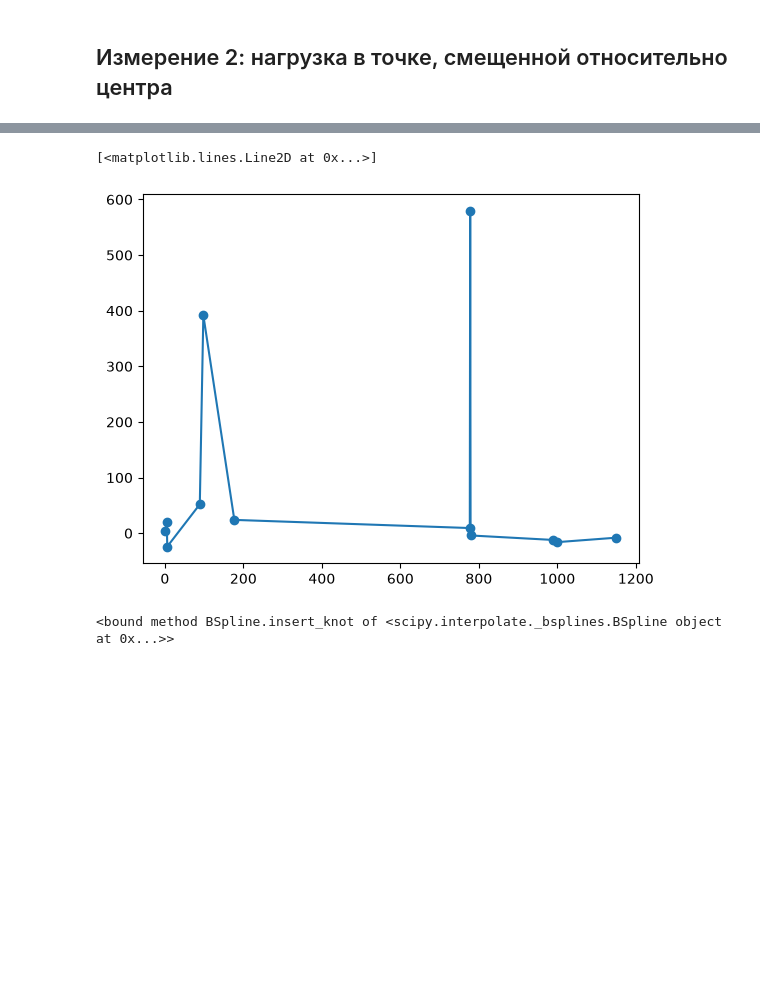
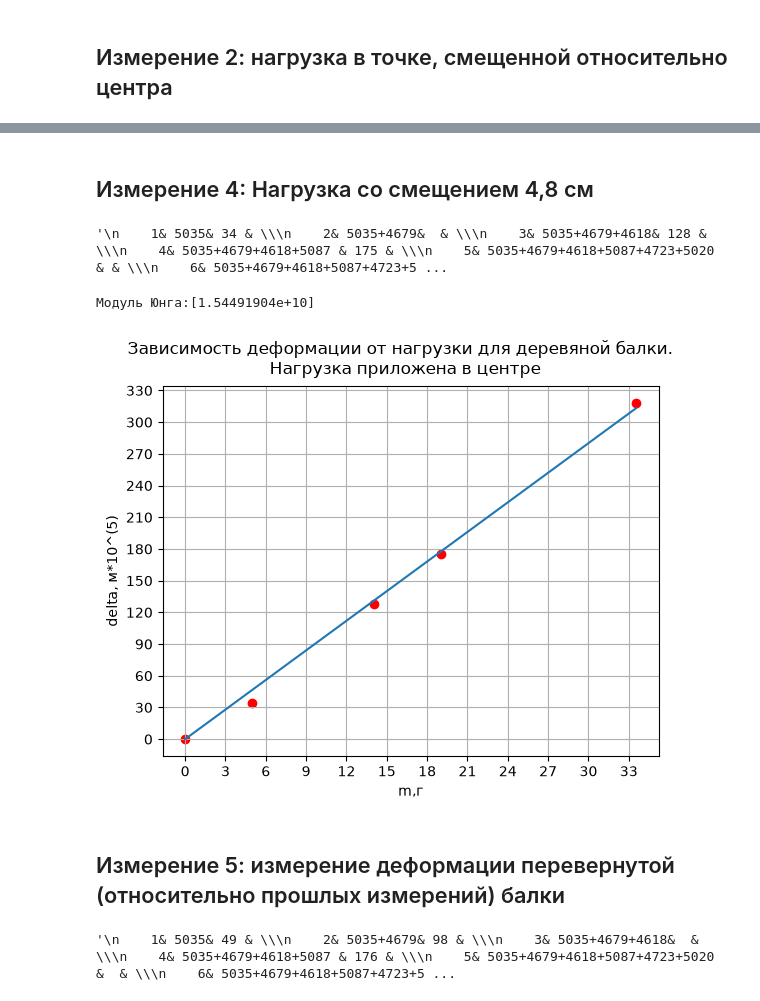
Before and after one commit to sanyaswim2020-lgtm/MIPT_phys_lab, a Jupyter notebook: Mechanics/1_3_1_and_1_3_2/1_3_1.ipynb, the cells around one changed output, grey strips where cells are left out. Drawn from its saved outputs; the diff is of its cells as text; code cells hidden in the pictures; blank space fills up the shorter version.

```diff
--- a/Mechanics/1_3_1_and_1_3_2/1_3_1.ipynb
+++ b/Mechanics/1_3_1_and_1_3_2/1_3_1.ipynb
@@ -133,15 +161,48 @@ fig.show()
-# %%
-from scipy.interpolate import make_interp_spline
-a = np.array([1,5,6,89,98, 177,777, 778,779, 988,1000, 1150])
-y = np.array([1,5,-6,89-76,98, 6,7/3, 45+100,-1,-3,-4,-5+3])*4
-b = make_interp_spline(a,y)
-fig, ax = plt.subplots()
-ax.scatter(a,b(a))
-ax.plot(a, b(a))
-# %% [output]
-[<matplotlib.lines.Line2D at 0x...>]
-[figure, removed]
-# %%
-b.insert_knot
-# %% [output]
-<bound method BSpline.insert_knot of <scipy.interpolate._bsplines.BSpline object at 0x...>>
+# %% [markdown]
+## Измерение 4: Нагрузка со смещением 4,8 см
+# %%
+'''
+    1& 5035& 34 & \\
+    2& 5035+4679&  & \\
+    3& 5035+4679+4618& 128 & \\
+    4& 5035+4679+4618+5087 & 175 & \\
+    5& 5035+4679+4618+5087+4723+5020 & & \\
+    6& 5035+4679+4618+5087+4723+5020+5030 & 318 & \\
+'''
+# %% [output]
+'\n    1& 5035& 34 & \\\n    2& 5035+4679&  & \\\n    3& 5035+4679+4618& 128 & \\\n    4& 5035+4679+4618+5087 & 175 & \\\n    5& 5035+4679+4618+5087+4723+5020 & & \\\n    6& 5035+4679+4618+5087+4723+5 ...
+# %%
+exp_4_force = np.array([0, 5035, 5035+4679+4618,5035+4679+4618+5087, 5035+4679+4618+5087+4723+5020+5030])*9.81*10**(-4)
+exp_4_delta = np.array([0, 34, 128, 175, 318])
+popt_4, no = curve_fit(delta,exp_4_force,exp_4_delta)
+'''
+popt = l^3/(4ab^3E)
+'''
+Ung_4 = Ung_shift(a=30, b=50.4-30, h=10.1, w=20, k=popt_4)
+print(f"Модуль Юнга:{Ung_4}")
+fig, ax = plt.subplots()
+ax.scatter(exp_4_force, exp_4_delta,color='red')
+ax.plot(exp_4_force, popt_4*exp_4_force)
+ax.set_xlabel('m,г')
+ax.set_ylabel('delta, м*10^(5)')
+ax.xaxis.set_major_locator(ticker.MultipleLocator(3))
+ax.yaxis.set_major_locator(ticker.MultipleLocator(30))
+ax.grid(True)
+fig.suptitle('Зависимость деформации от нагрузки для деревяной балки. \n Нагрузка приложена в центре')
+fig.show()
+# %% [output]
+Модуль Юнга:[1.54491904e+10]
+[figure, added]
+# %% [markdown]
+## Измерение 5: измерение деформации перевернутой (относительно прошлых измерений) балки
+# %%
+'''
+    1& 5035& 49 & \\
+    2& 5035+4679& 98 & \\
+    3& 5035+4679+4618&  & \\
+    4& 5035+4679+4618+5087 & 176 & \\
+    5& 5035+4679+4618+5087+4723+5020 &  & \\
+    6& 5035+4679+4618+5087+4723+5020+5030 & 322 & \\
+'''
+# %% [output]
+'\n    1& 5035& 49 & \\\n    2& 5035+4679& 98 & \\\n    3& 5035+4679+4618&  & \\\n    4& 5035+4679+4618+5087 & 176 & \\\n    5& 5035+4679+4618+5087+4723+5020 &  & \\\n    6& 5035+4679+4618+5087+4723+5 ...
```
Also changed, not shown: parts of 32 cells of this notebook, 34 other files.
